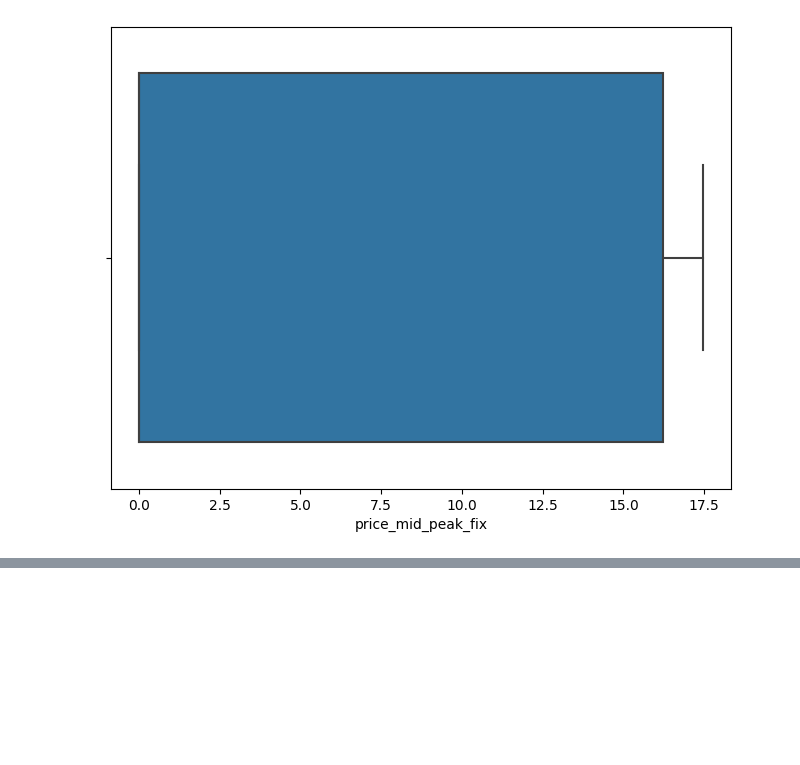
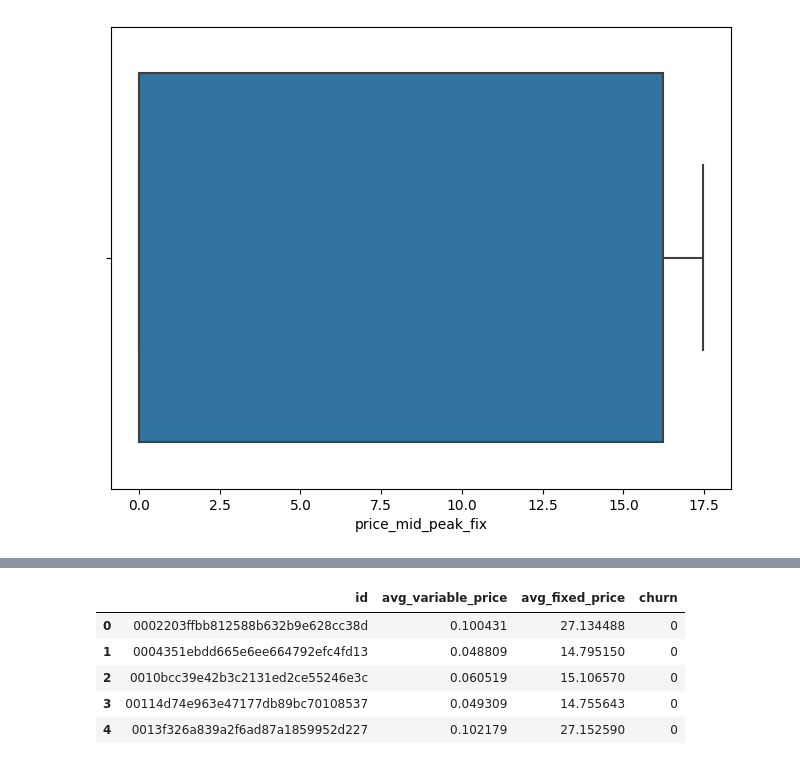
Before and after one commit to pi-mishra/BCG-Data-science-and-analytics-internship, a Jupyter notebook: BCG.ipynb, the cells around one changed output, grey strips where cells are left out. Drawn from its saved outputs; the diff is of its cells as text; code cells hidden in the pictures; blank space fills up the shorter version.

```diff
--- a/BCG.ipynb
+++ b/BCG.ipynb
@@ -549,0 +531,9 @@ merged_df.head().transpose()
+# %%
+price_analysis.head()
+# %% [output]
+|  | id | avg_variable_price | avg_fixed_price | churn |
+| 0 | 0002203ffbb812588b632b9e628cc38d | 0.100431 | 27.134488 | 0 |
+| 1 | 0004351ebdd665e6ee664792efc4fd13 | 0.048809 | 14.795150 | 0 |
+| 2 | 0010bcc39e42b3c2131ed2ce55246e3c | 0.060519 | 15.106570 | 0 |
+| 3 | 00114d74e963e47177db89bc70108537 | 0.049309 | 14.755643 | 0 |
+| 4 | 0013f326a839a2f6ad87a1859952d227 | 0.102179 | 27.152590 | 0 |
```
Also changed, not shown: parts of 10 cells of this notebook.
